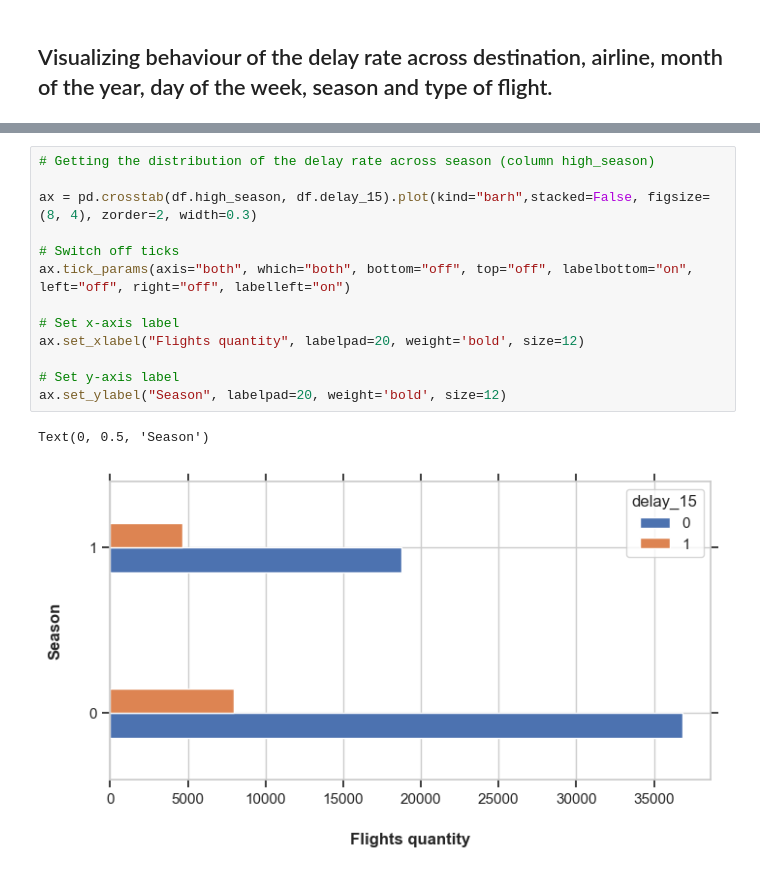
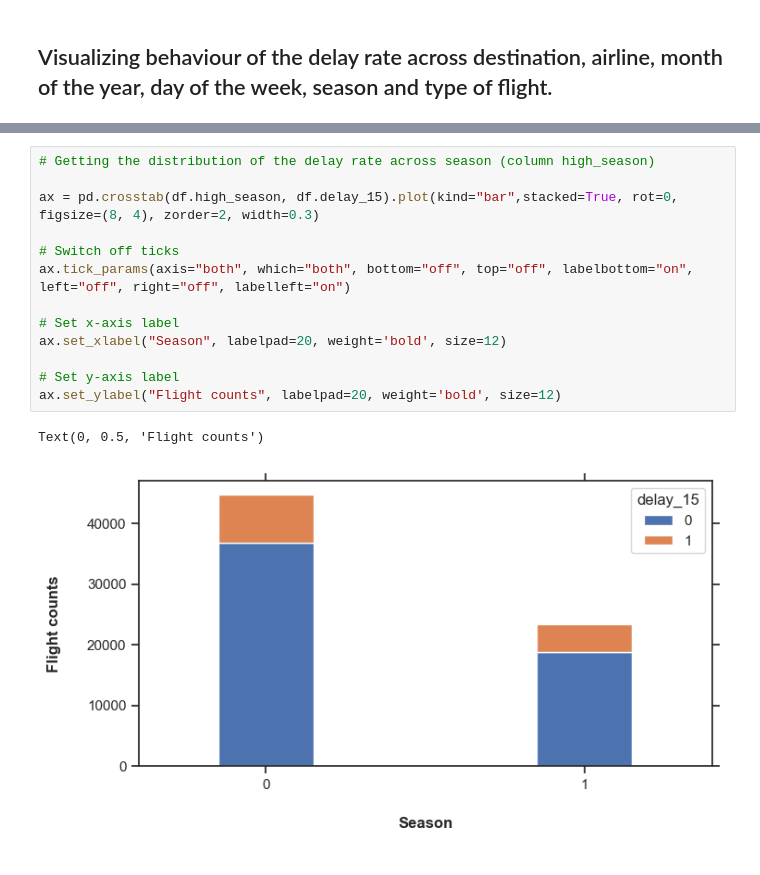
Before and after one commit to franejara/challenge-data-scientist, a Jupyter notebook: solution.ipynb, the cells around one changed output, grey strips where cells are left out. Saved outputs shown, nothing was run; the diff lists cells and outputs as text.

```diff
--- a/solution.ipynb
+++ b/solution.ipynb
@@ -381,16 +473,16 @@ Text(0, 0.5, 'Day of the week')
 # %%
 # Getting the distribution of the delay rate across season (column high_season)
 
-ax = pd.crosstab(df.high_season, df.delay_15).plot(kind="barh",stacked=False, figsize=(8, 4), zorder=2, width=0.3)
+ax = pd.crosstab(df.high_season, df.delay_15).plot(kind="bar",stacked=True, rot=0, figsize=(8, 4), zorder=2, width=0.3)
 
 # Switch off ticks
 ax.tick_params(axis="both", which="both", bottom="off", top="off", labelbottom="on", left="off", right="off", labelleft="on")
 
 # Set x-axis label
-ax.set_xlabel("Flights quantity", labelpad=20, weight='bold', size=12)
+ax.set_xlabel("Season", labelpad=20, weight='bold', size=12)
 
 # Set y-axis label
-ax.set_ylabel("Season", labelpad=20, weight='bold', size=12)
+ax.set_ylabel("Flight counts", labelpad=20, weight='bold', size=12)
 # %% [output]
-Text(0, 0.5, 'Season')
+Text(0, 0.5, 'Flight counts')
-[figure, old version]
+[figure, new version]
```
Also changed, not shown: parts of 43 cells of this notebook.
